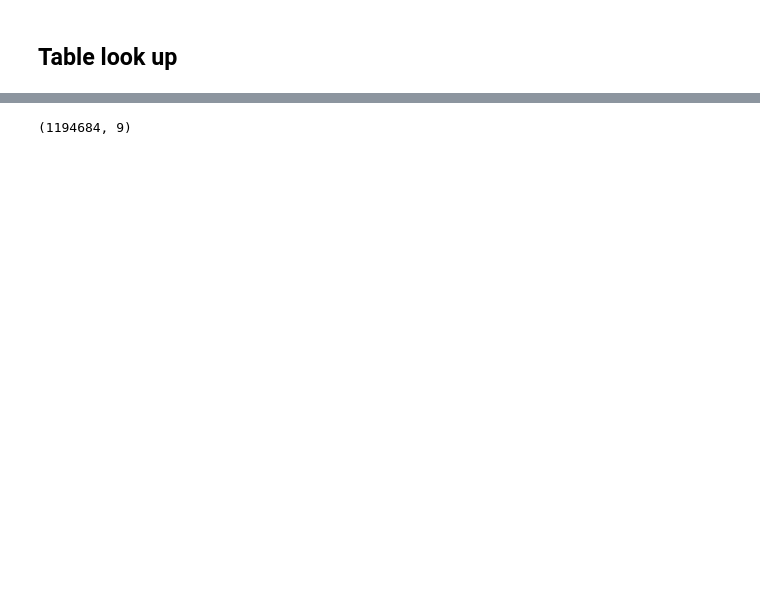
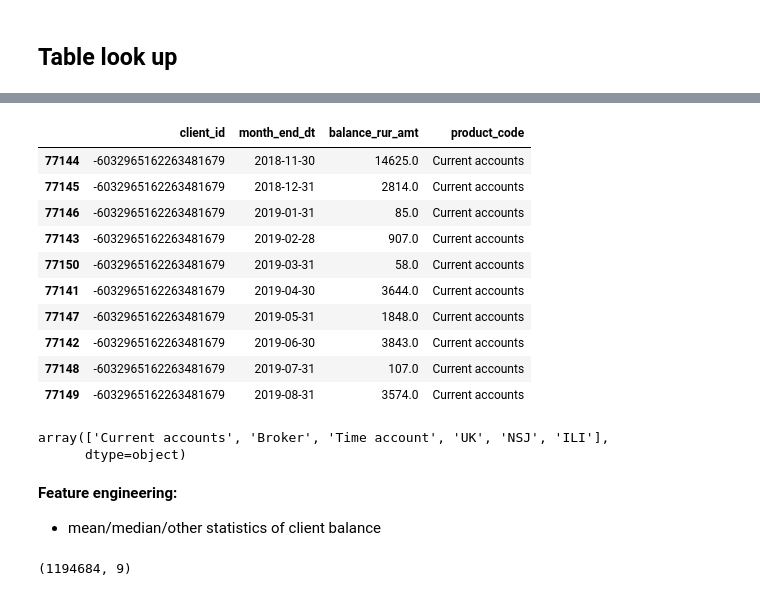
Before and after one commit to artkulak/idao-2021-finals, a Jupyter notebook: EDA.ipynb, the cells around one changed output, grey strips where cells are left out. Cells and saved outputs as stored; diff of their text form; code cells hidden in the pictures; blank space fills up the shorter version.

```diff
--- a/EDA.ipynb
+++ b/EDA.ipynb
@@ -51,3 +148,26 @@ assets_under_management.head()
+# %%
+aum.query('client_id == -6032965162263481679').sort_values('month_end_dt')
+# %% [output]
+|  | client_id | month_end_dt | balance_rur_amt | product_code |
+| 77144 | -6032965162263481679 | 2018-11-30 | 14625.0 | Current accounts |
+| 77145 | -6032965162263481679 | 2018-12-31 | 2814.0 | Current accounts |
+| 77146 | -6032965162263481679 | 2019-01-31 | 85.0 | Current accounts |
+| 77143 | -6032965162263481679 | 2019-02-28 | 907.0 | Current accounts |
+| 77150 | -6032965162263481679 | 2019-03-31 | 58.0 | Current accounts |
+| 77141 | -6032965162263481679 | 2019-04-30 | 3644.0 | Current accounts |
+| 77147 | -6032965162263481679 | 2019-05-31 | 1848.0 | Current accounts |
+| 77142 | -6032965162263481679 | 2019-06-30 | 3843.0 | Current accounts |
+| 77148 | -6032965162263481679 | 2019-07-31 | 107.0 | Current accounts |
+| 77149 | -6032965162263481679 | 2019-08-31 | 3574.0 | Current accounts |
+# %%
+aum['product_code'].unique()
+# %% [output]
+array(['Current accounts', 'Broker', 'Time account', 'UK', 'NSJ', 'ILI'],
+      dtype=object)
+# %% [markdown]
+**Feature engineering:**
+
+* mean/median/other statistics of client balance
 # %%
 # Client balance
 print(balance.shape)
```
Also changed, not shown: parts of 26 cells of this notebook, 38 other files.
